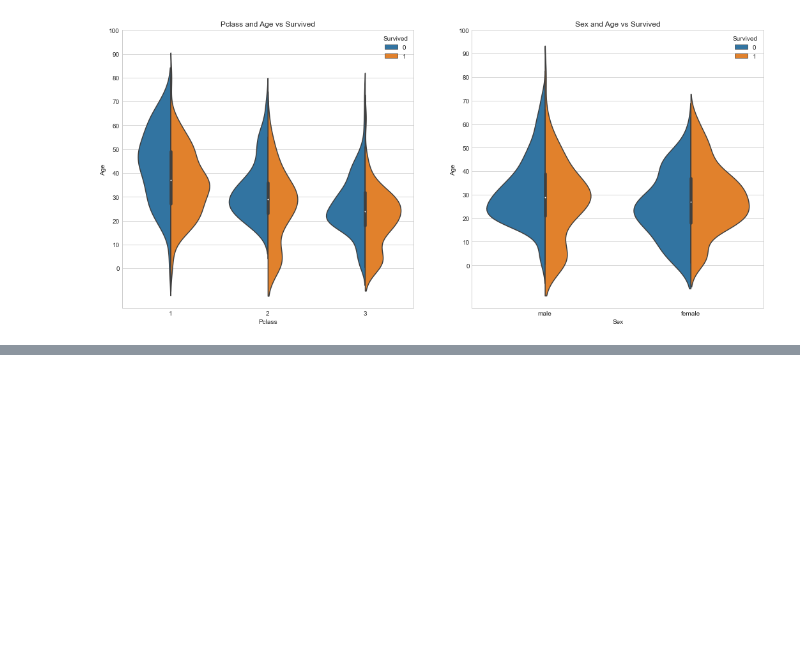
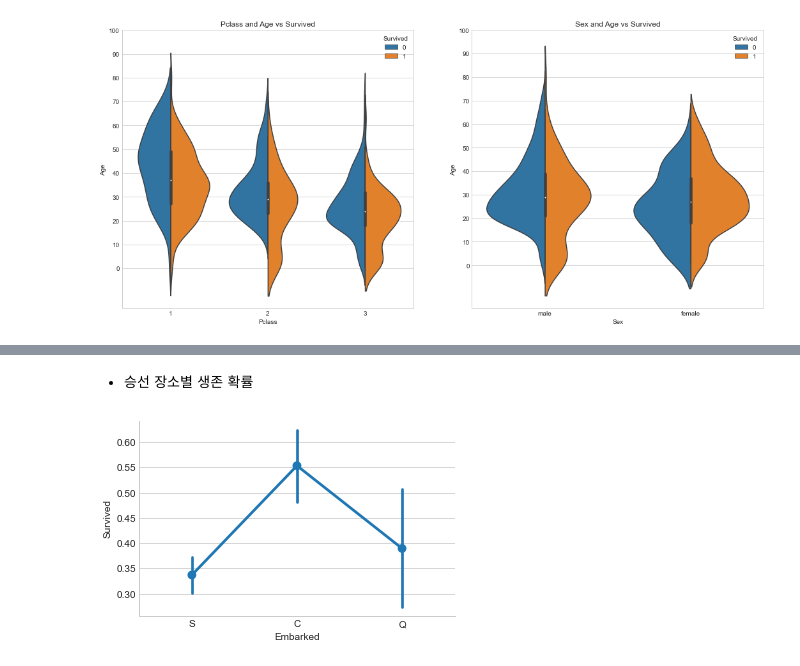
Before and after one commit to unknown-jun/Kaggle_practice, a Jupyter notebook: C02. Titanic.ipynb, the cells around one changed output, grey strips where cells are left out. Cells and saved outputs as stored; diff of their text form; code cells hidden in the pictures; blank space fills up the shorter version.

```diff
--- a/C02. Titanic.ipynb
+++ b/C02. Titanic.ipynb
@@ -585,0 +877,6 @@ plt.show()
+# %%
+def groupmean(a, b):
+    return temp.groupby([a])[b].mean().to_frame().style.background_gradient(cmap='summer_r')
+
+temp['Fare_Range'] = pd.qcut(train['Fare'], 10)
+groupmean('Fare_Range','Fare')
@@ -585,0 +898,15 @@ plt.show()
+# %%
+temp['Fgroup'] = 0
+
+temp.loc[temp['Fare'] <=0, 'Fgroup'] = 0
+temp.loc[(temp['Fare'] > 0) & (temp['Fare'] <= 7.125), 'Fgroup'] = 1
+temp.loc[(temp['Fare'] > 7.125) & (temp['Fare'] <= 7.9), 'Fgroup'] = 2
+temp.loc[(temp['Fare'] > 7.9) & (temp['Fare'] <= 8.03), 'Fgroup'] = 3
+temp.loc[(temp['Fare'] > 8.03) & (temp['Fare'] < 10.5), 'Fgroup'] = 4
+temp.loc[(temp['Fare'] >= 10.5) & (temp['Fare'] < 23.0), 'Fgroup'] = 5
+temp.loc[(temp['Fare'] >= 23.0) & (temp['Fare'] <= 27.8), 'Fgroup'] = 6
+temp.loc[(temp['Fare'] > 27.8) & (temp['Fare'] <= 51.0), 'Fgroup'] = 7
+temp.loc[(temp['Fare'] > 51.0) & (temp['Fare'] <= 73.5), 'Fgroup'] = 8
+temp.loc[temp['Fare'] > 73.5, 'Fgroup'] = 9
+
+temp.head()
@@ -585,0 +946,8 @@ plt.show()
+# %%
+temp['Inicab'] = 0
+temp['Inicab'] = temp['Cabin'].str.extract('^([A-Za-z]+)')
+temp.loc[((temp['Cabin'].isnull()) & (temp['Pclass'].values == 1)), 'Inicab'] = 'X'
+temp.loc[((temp['Cabin'].isnull()) & (temp['Pclass'].values == 2)), 'Inicab'] = 'Y'
+temp.loc[((temp['Cabin'].isnull()) & (temp['Pclass'].values == 3)), 'Inicab'] = 'Z'
+
+temp.head()
@@ -585,0 +962,3 @@ plt.show()
+# %%
+temp['Inicab'] = temp['Inicab'].factorize()[0]
+temp[10:20]
@@ -585,0 +996,8 @@ plt.show()
+# %% [markdown]
+- 승선 장소별 생존 확률
+# %%
+sns.factorplot('Embarked','Survived',data=temp)
+fig = plt.gcf()
+fig.set_size_inches(5, 3);
+# %% [output]
+[figure, added]
```
Also changed, not shown: parts of 104 cells of this notebook.
